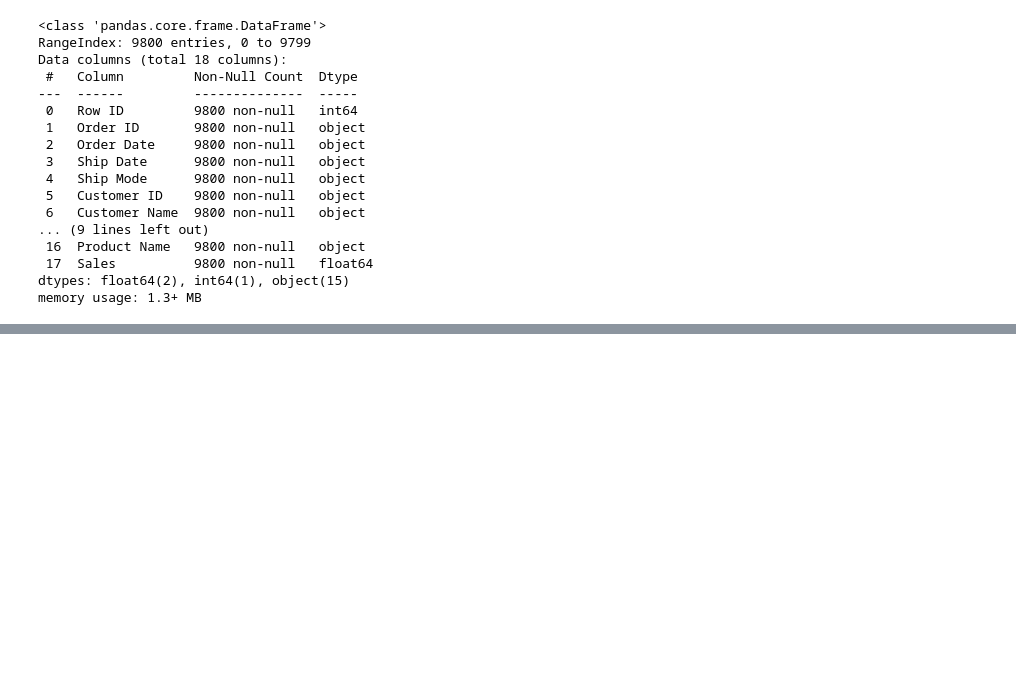
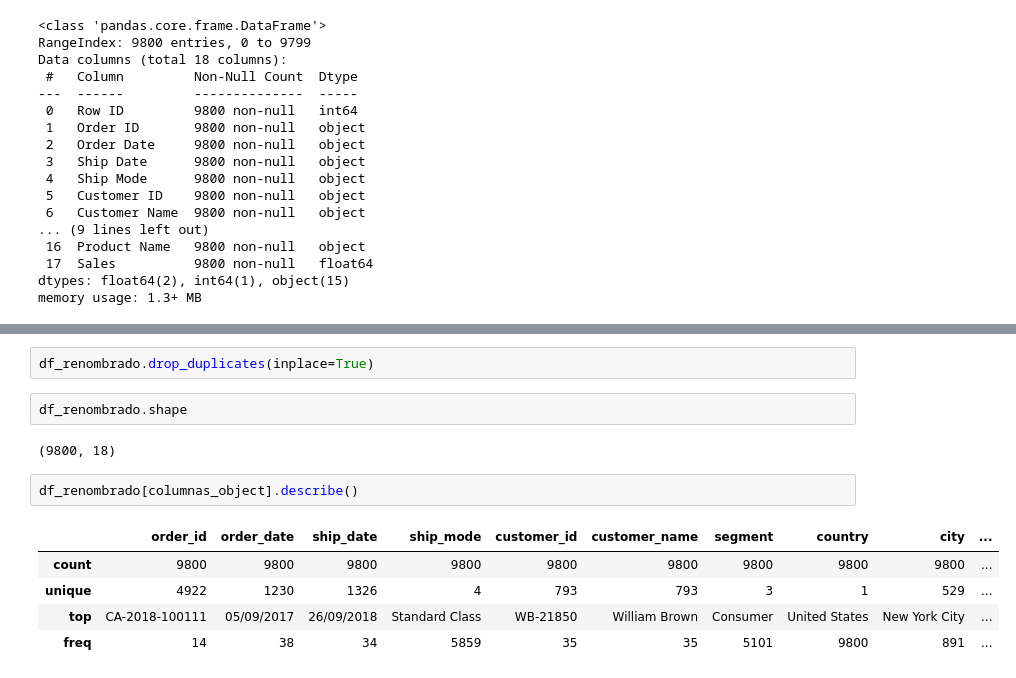
Before and after one commit to jmcanales/superstore_sales, a Jupyter notebook: EDA.ipynb, the cells around one changed output, grey strips where cells are left out. Drawn from its saved outputs; the diff is of its cells as text; blank space fills up the shorter version.

```diff
--- a/EDA.ipynb
+++ b/EDA.ipynb
@@ -67,0 +107,14 @@ memory usage: 1.3+ MB
+# %%
+df_renombrado.drop_duplicates(inplace=True)
+# %%
+df_renombrado.shape
+# %% [output]
+(9800, 18)
+# %%
+df_renombrado[columnas_object].describe()
+# %% [output]
+|  | order_id | order_date | ship_date | ship_mode | customer_id | customer_name | segment | country | city | ... |
+| count | 9800 | 9800 | 9800 | 9800 | 9800 | 9800 | 9800 | 9800 | 9800 | ... |
+| unique | 4922 | 1230 | 1326 | 4 | 793 | 793 | 3 | 1 | 529 | ... |
+| top | CA-2018-100111 | 05/09/2017 | 26/09/2018 | Standard Class | WB-21850 | William Brown | Consumer | United States | New York City | ... |
+| freq | 14 | 38 | 34 | 5859 | 35 | 35 | 5101 | 9800 | 891 | ... |
```
Also changed, not shown: parts of 15 cells of this notebook.
